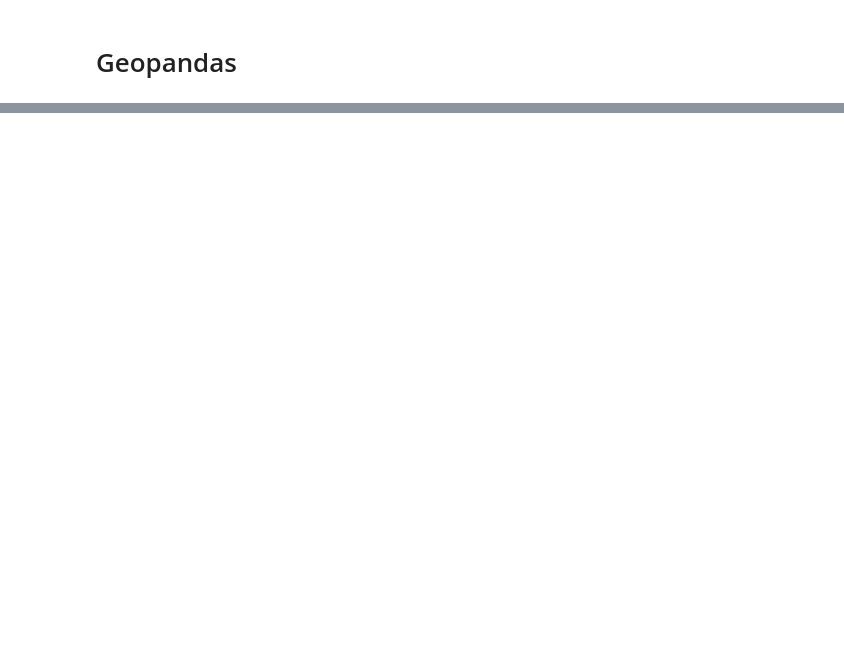
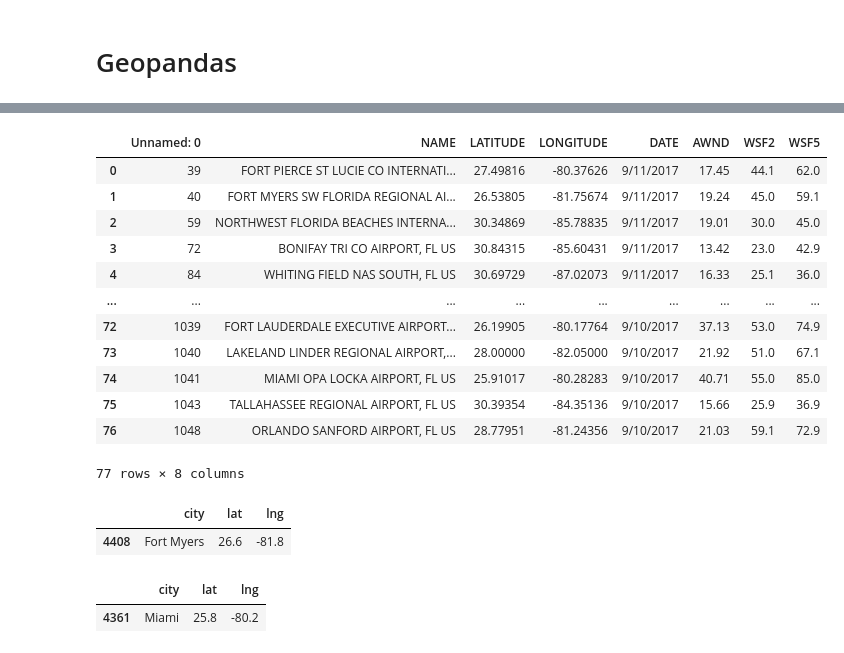
Before and after one commit to SSGrasland/Modeling-Hurricane-Impact-on-Florida-Real-Estate-Value-, a Jupyter notebook: City.ipynb, the cells around one changed output, grey strips where cells are left out. Drawn from its saved outputs; the diff is of its cells as text; code cells hidden in the pictures; blank space fills up the shorter version.

```diff
--- a/City.ipynb
+++ b/City.ipynb
@@ -203,0 +319,17 @@ df.to_csv(r'data\location.csv', index=False)
+# %%
+io =  pd.read_csv(r'data\irma_coord.csv')
+io
+# %% [output]
+|  | Unnamed: 0 | NAME | LATITUDE | LONGITUDE | DATE | AWND | WSF2 | WSF5 |
+| 0 | 39 | FORT PIERCE ST LUCIE CO INTERNATI... | 27.49816 | -80.37626 | 9/11/2017 | 17.45 | 44.1 | 62.0 |
+| 1 | 40 | FORT MYERS SW FLORIDA REGIONAL AI... | 26.53805 | -81.75674 | 9/11/2017 | 19.24 | 45.0 | 59.1 |
+| 2 | 59 | NORTHWEST FLORIDA BEACHES INTERNA... | 30.34869 | -85.78835 | 9/11/2017 | 19.01 | 30.0 | 45.0 |
+| 3 | 72 | BONIFAY TRI CO AIRPORT, FL US | 30.84315 | -85.60431 | 9/11/2017 | 13.42 | 23.0 | 42.9 |
+| 4 | 84 | WHITING FIELD NAS SOUTH, FL US | 30.69729 | -87.02073 | 9/11/2017 | 16.33 | 25.1 | 36.0 |
+| ... | ... | ... | ... | ... | ... | ... | ... | ... |
+| 72 | 1039 | FORT LAUDERDALE EXECUTIVE AIRPORT... | 26.19905 | -80.17764 | 9/10/2017 | 37.13 | 53.0 | 74.9 |
+| 73 | 1040 | LAKELAND LINDER REGIONAL AIRPORT,... | 28.00000 | -82.05000 | 9/10/2017 | 21.92 | 51.0 | 67.1 |
+| 74 | 1041 | MIAMI OPA LOCKA AIRPORT, FL US | 25.91017 | -80.28283 | 9/10/2017 | 40.71 | 55.0 | 85.0 |
+| 75 | 1043 | TALLAHASSEE REGIONAL AIRPORT, FL US | 30.39354 | -84.35136 | 9/10/2017 | 15.66 | 25.9 | 36.9 |
+| 76 | 1048 | ORLANDO SANFORD AIRPORT, FL US | 28.77951 | -81.24356 | 9/10/2017 | 21.03 | 59.1 | 72.9 |
+77 rows × 8 columns
@@ -203,0 +341,10 @@ df.to_csv(r'data\location.csv', index=False)
+# %%
+c.loc[c['city'] == 'Fort Myers']
+# %% [output]
+|  | city | lat | lng |
+| 4408 | Fort Myers | 26.6 | -81.8 |
+# %%
+c.loc[c['city'] == 'Miami']
+# %% [output]
+|  | city | lat | lng |
+| 4361 | Miami | 25.8 | -80.2 |
```
Also changed, not shown: parts of 22 cells of this notebook, 5 other files.
